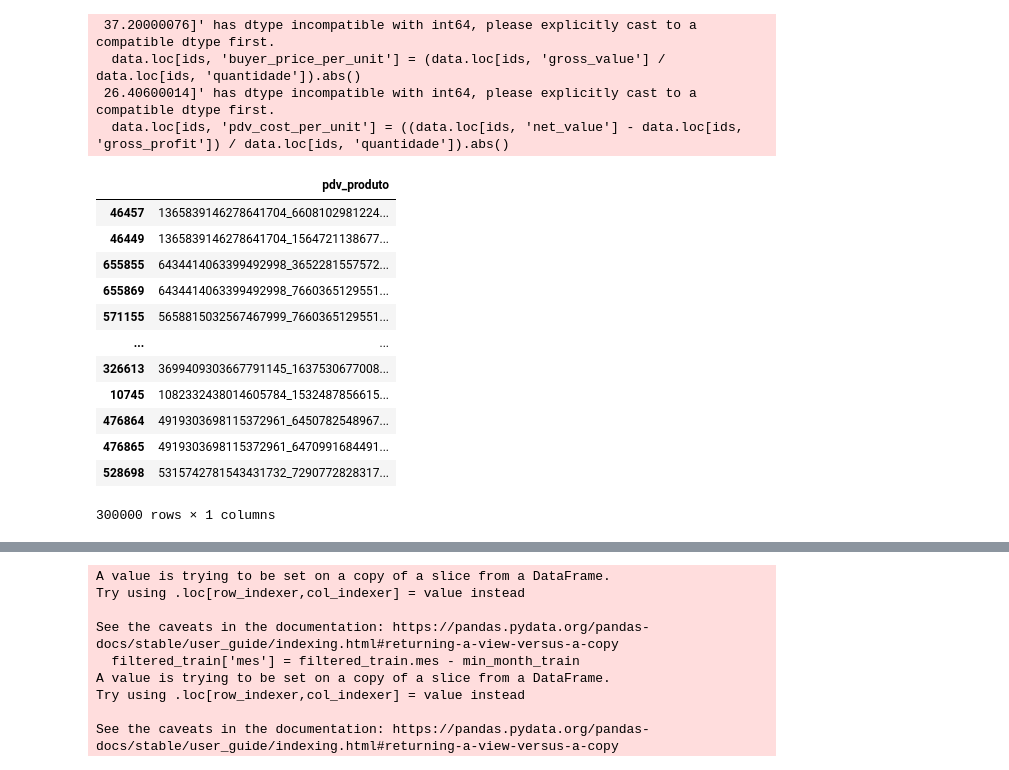
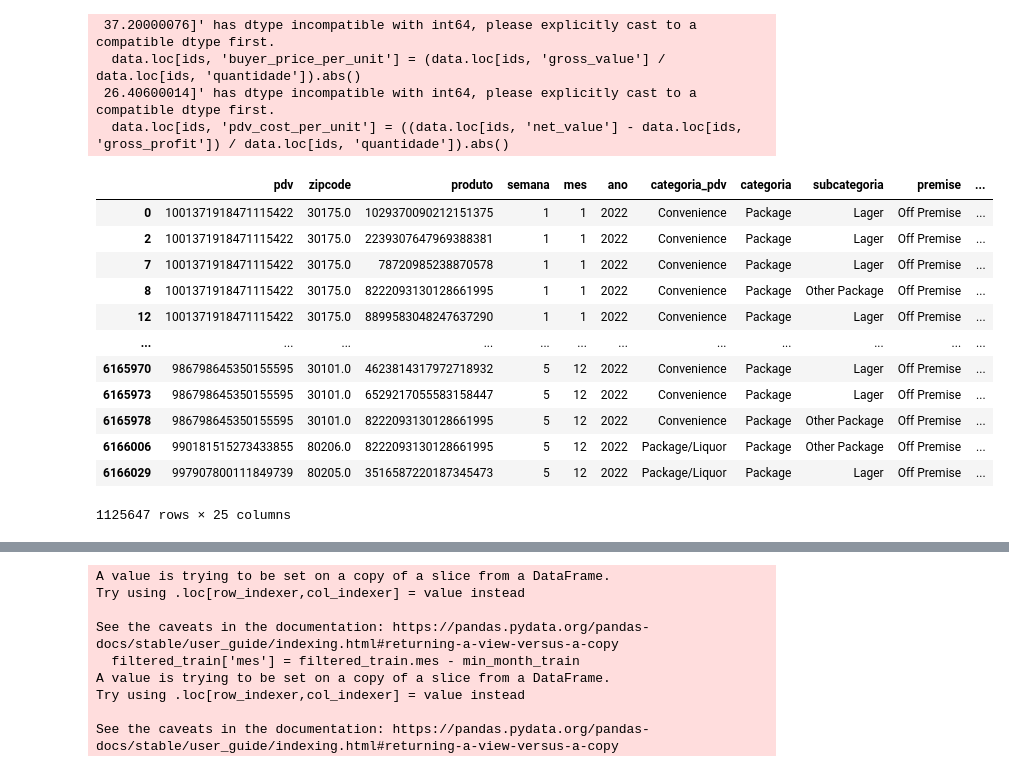
Before and after one commit to VictorBauler/Hackathon_Big_Data_2025, a Jupyter notebook: notebooks/feature_eng.ipynb, the cells around one changed output, grey strips where cells are left out. Cells and saved outputs as stored; diff of their text form; code cells hidden in the pictures.

```diff
--- a/notebooks/feature_eng.ipynb
+++ b/notebooks/feature_eng.ipynb
@@ -66,16 +71,26 @@ top_pares = (
+# %%
+###### OPÇÃO 2: ESCOLHER OS PARES PDV-PRODUTO QUE APARECEM EM JANEIRO E QUE TBM SÃO FREQUENTES > 30 SEMANAS, POR EX ####
+
+pdv_produto_jan = data[data.mes == 1]
+most_frequent_pdv_produtos = data.pdv_produto.value_counts()
+
+ids = (most_frequent_pdv_produtos >= 30) & (most_frequent_pdv_produtos.index.isin(pdv_produto_jan.pdv_produto.unique()))
+
+# select these IDs:
+filtered = data[data.pdv_produto.isin(most_frequent_pdv_produtos[ids].index)]
 # %%
-top_pares
+filtered
 # %% [output]
-|  | pdv_produto |
-| 46457 | 1365839146278641704_6608102981224... |
-| 46449 | 1365839146278641704_1564721138677... |
-| 655855 | 6434414063399492998_3652281557572... |
-| 655869 | 6434414063399492998_7660365129551... |
-| 571155 | 5658815032567467999_7660365129551... |
-| ... | ... |
-| 326613 | 3699409303667791145_1637530677008... |
-| 10745 | 1082332438014605784_1532487856615... |
-| 476864 | 4919303698115372961_6450782548967... |
-| 476865 | 4919303698115372961_6470991684491... |
-| 528698 | 5315742781543431732_7290772828317... |
+|  | pdv | zipcode | produto | semana | mes | ano | categoria_pdv | categoria | subcategoria | premise | ... |
+| 0 | 1001371918471115422 | 30175.0 | 1029370090212151375 | 1 | 1 | 2022 | Convenience | Package | Lager | Off Premise | ... |
+| 2 | 1001371918471115422 | 30175.0 | 2239307647969388381 | 1 | 1 | 2022 | Convenience | Package | Lager | Off Premise | ... |
+| 7 | 1001371918471115422 | 30175.0 | 78720985238870578 | 1 | 1 | 2022 | Convenience | Package | Lager | Off Premise | ... |
+| 8 | 1001371918471115422 | 30175.0 | 8222093130128661995 | 1 | 1 | 2022 | Convenience | Package | Other Package | Off Premise | ... |
+| 12 | 1001371918471115422 | 30175.0 | 8899583048247637290 | 1 | 1 | 2022 | Convenience | Package | Lager | Off Premise | ... |
+| ... | ... | ... | ... | ... | ... | ... | ... | ... | ... | ... | ... |
+| 6165970 | 986798645350155595 | 30101.0 | 4623814317972718932 | 5 | 12 | 2022 | Convenience | Package | Lager | Off Premise | ... |
+| 6165973 | 986798645350155595 | 30101.0 | 6529217055583158447 | 5 | 12 | 2022 | Convenience | Package | Lager | Off Premise | ... |
+| 6165978 | 986798645350155595 | 30101.0 | 8222093130128661995 | 5 | 12 | 2022 | Convenience | Package | Other Package | Off Premise | ... |
+| 6166006 | 990181515273433855 | 80206.0 | 8222093130128661995 | 5 | 12 | 2022 | Package/Liquor | Package | Other Package | Off Premise | ... |
+| 6166029 | 997907800111849739 | 80205.0 | 3516587220187345473 | 5 | 12 | 2022 | Package/Liquor | Package | Lager | Off Premise | ... |
-300000 rows × 1 columns
+1125647 rows × 25 columns
```
Also changed, not shown: parts of 49 cells of this notebook, 1 other file.
